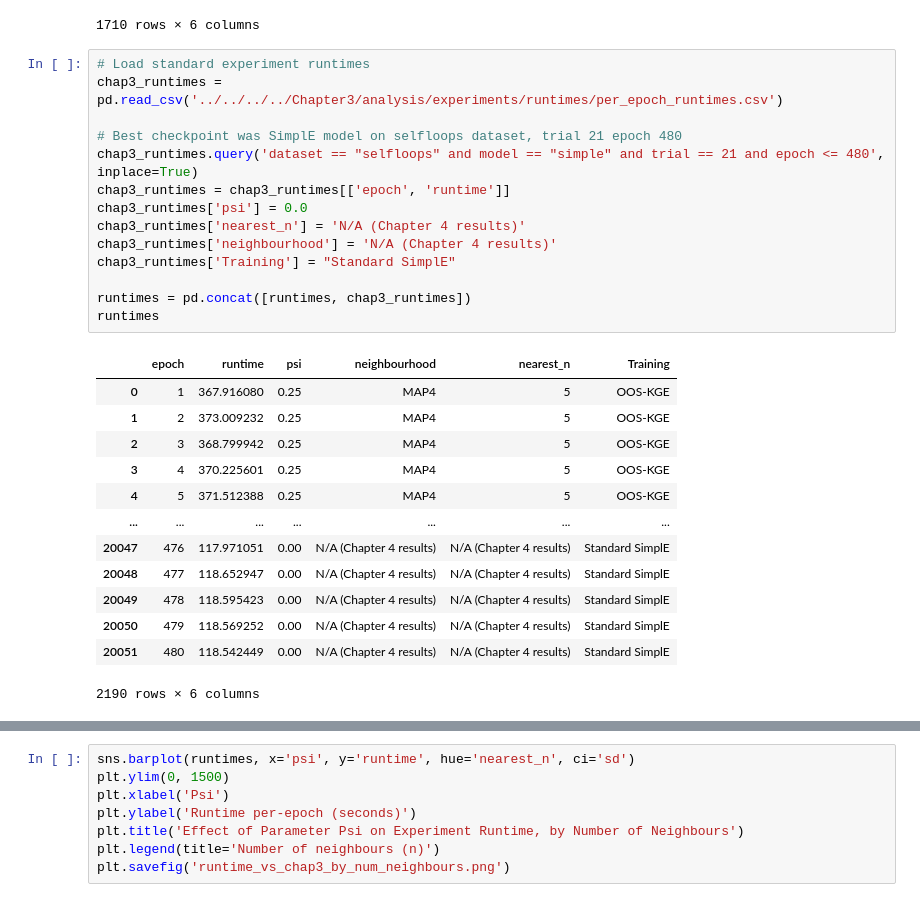
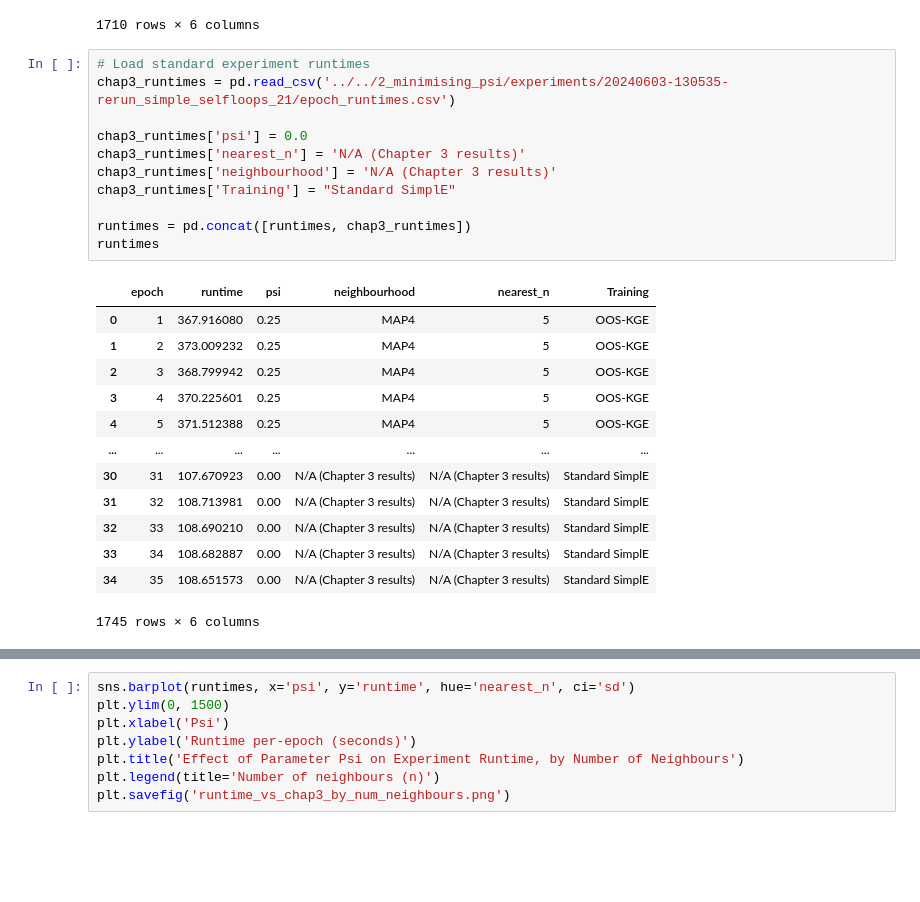
Before and after one commit to oliver-lloyd/Chapter5, a Jupyter notebook: analysis/1_general_assessment/viz/viz.ipynb, the cells around one changed output, grey strips where cells are left out. Drawn from its saved outputs; the diff is of its cells as text; blank space fills up the shorter version.

```diff
--- a/analysis/1_general_assessment/viz/viz.ipynb
+++ b/analysis/1_general_assessment/viz/viz.ipynb
@@ -377,32 +386,29 @@ runtimes
 1710 rows × 6 columns
 # %%
 # Load standard experiment runtimes
-chap3_runtimes = pd.read_csv('../../../../Chapter3/analysis/experiments/runtimes/per_epoch_runtimes.csv')
+chap3_runtimes = pd.read_csv('../../2_minimising_psi/experiments/20240603-130535-rerun_simple_selfloops_21/epoch_runtimes.csv')
 
-# Best checkpoint was SimplE model on selfloops dataset, trial 21 epoch 480
-chap3_runtimes.query('dataset == "selfloops" and model == "simple" and trial == 21 and epoch <= 480', inplace=True)
-chap3_runtimes = chap3_runtimes[['epoch', 'runtime']]
 chap3_runtimes['psi'] = 0.0
-chap3_runtimes['nearest_n'] = 'N/A (Chapter 4 results)'
-chap3_runtimes['neighbourhood'] = 'N/A (Chapter 4 results)'
+chap3_runtimes['nearest_n'] = 'N/A (Chapter 3 results)'
+chap3_runtimes['neighbourhood'] = 'N/A (Chapter 3 results)'
 chap3_runtimes['Training'] = "Standard SimplE"
 
 runtimes = pd.concat([runtimes, chap3_runtimes])
 runtimes
 # %% [output]
 |  | epoch | runtime | psi | neighbourhood | nearest_n | Training |
 | 0 | 1 | 367.916080 | 0.25 | MAP4 | 5 | OOS-KGE |
 | 1 | 2 | 373.009232 | 0.25 | MAP4 | 5 | OOS-KGE |
 | 2 | 3 | 368.799942 | 0.25 | MAP4 | 5 | OOS-KGE |
 | 3 | 4 | 370.225601 | 0.25 | MAP4 | 5 | OOS-KGE |
 | 4 | 5 | 371.512388 | 0.25 | MAP4 | 5 | OOS-KGE |
 | ... | ... | ... | ... | ... | ... | ... |
-| 20047 | 476 | 117.971051 | 0.00 | N/A (Chapter 4 results) | N/A (Chapter 4 results) | Standard SimplE |
-| 20048 | 477 | 118.652947 | 0.00 | N/A (Chapter 4 results) | N/A (Chapter 4 results) | Standard SimplE |
-| 20049 | 478 | 118.595423 | 0.00 | N/A (Chapter 4 results) | N/A (Chapter 4 results) | Standard SimplE |
-| 20050 | 479 | 118.569252 | 0.00 | N/A (Chapter 4 results) | N/A (Chapter 4 results) | Standard SimplE |
-| 20051 | 480 | 118.542449 | 0.00 | N/A (Chapter 4 results) | N/A (Chapter 4 results) | Standard SimplE |
+| 30 | 31 | 107.670923 | 0.00 | N/A (Chapter 3 results) | N/A (Chapter 3 results) | Standard SimplE |
+| 31 | 32 | 108.713981 | 0.00 | N/A (Chapter 3 results) | N/A (Chapter 3 results) | Standard SimplE |
+| 32 | 33 | 108.690210 | 0.00 | N/A (Chapter 3 results) | N/A (Chapter 3 results) | Standard SimplE |
+| 33 | 34 | 108.682887 | 0.00 | N/A (Chapter 3 results) | N/A (Chapter 3 results) | Standard SimplE |
+| 34 | 35 | 108.651573 | 0.00 | N/A (Chapter 3 results) | N/A (Chapter 3 results) | Standard SimplE |
-2190 rows × 6 columns
+1745 rows × 6 columns
 # %%
 sns.barplot(runtimes, x='psi', y='runtime', hue='neighbourhood', ci='sd')
 plt.ylim(0, 1500)
```
Also changed, not shown: parts of 2 cells of this notebook, 4 other files.
